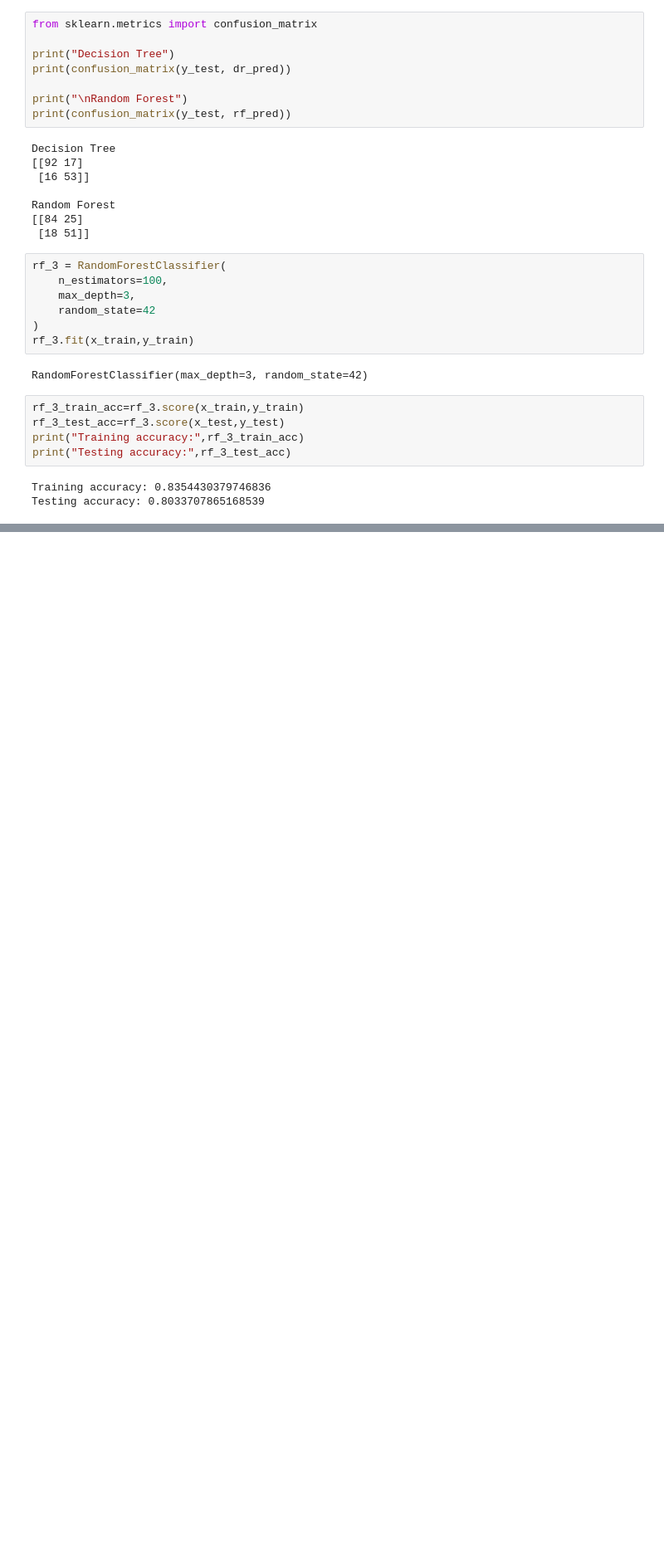
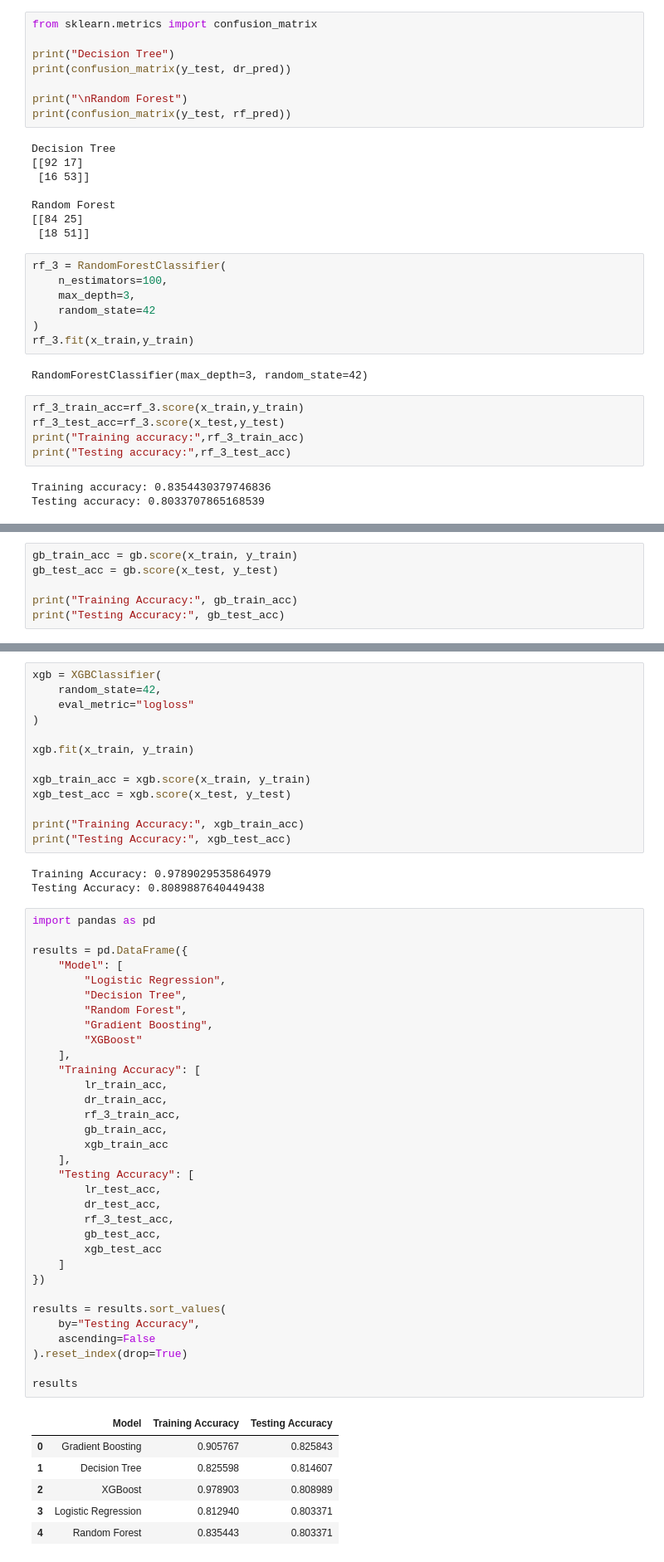
Before and after one commit to Ayush24108/Titanic-Survival-Prediction, a Jupyter notebook: Notebooks/Untitled.ipynb, the cells around one changed output, grey strips where cells are left out. Shown at 83% size. Cells and saved outputs as stored; diff of their text form; blank space fills up the shorter version.

Commit message:
Update model to Gradient Boosting

```diff
--- a/Notebooks/Untitled.ipynb
+++ b/Notebooks/Untitled.ipynb
@@ -683,0 +688,6 @@ Index(['Pclass', 'Age', 'SibSp', 'Parch', 'Fare', 'Sex_male', 'Embarked_Q',
+# %%
+gb_train_acc = gb.score(x_train, y_train)
+gb_test_acc = gb.score(x_test, y_test)
+
+print("Training Accuracy:", gb_train_acc)
+print("Testing Accuracy:", gb_test_acc)
@@ -683,0 +699,56 @@ Index(['Pclass', 'Age', 'SibSp', 'Parch', 'Fare', 'Sex_male', 'Embarked_Q',
+# %%
+xgb = XGBClassifier(
+    random_state=42,
+    eval_metric="logloss"
+)
+
+xgb.fit(x_train, y_train)
+
+xgb_train_acc = xgb.score(x_train, y_train)
+xgb_test_acc = xgb.score(x_test, y_test)
+
+print("Training Accuracy:", xgb_train_acc)
+print("Testing Accuracy:", xgb_test_acc)
+# %% [output]
+Training Accuracy: 0.9789029535864979
+Testing Accuracy: 0.8089887640449438
+# %%
+import pandas as pd
+
+results = pd.DataFrame({
+    "Model": [
+        "Logistic Regression",
+        "Decision Tree",
+        "Random Forest",
+        "Gradient Boosting",
+        "XGBoost"
+    ],
+    "Training Accuracy": [
+        lr_train_acc,
+        dr_train_acc,
+        rf_3_train_acc,
+        gb_train_acc,
+        xgb_train_acc
+    ],
+    "Testing Accuracy": [
+        lr_test_acc,
+        dr_test_acc,
+        rf_3_test_acc,
+        gb_test_acc,
+        xgb_test_acc
+    ]
+})
+
+results = results.sort_values(
+    by="Testing Accuracy",
+    ascending=False
+).reset_index(drop=True)
+
+results
+# %% [output]
+|  | Model | Training Accuracy | Testing Accuracy |
+| 0 | Gradient Boosting | 0.905767 | 0.825843 |
+| 1 | Decision Tree | 0.825598 | 0.814607 |
+| 2 | XGBoost | 0.978903 | 0.808989 |
+| 3 | Logistic Regression | 0.812940 | 0.803371 |
+| 4 | Random Forest | 0.835443 | 0.803371 |
```
Also changed, not shown: parts of 12 cells of this notebook, 1 other file.
